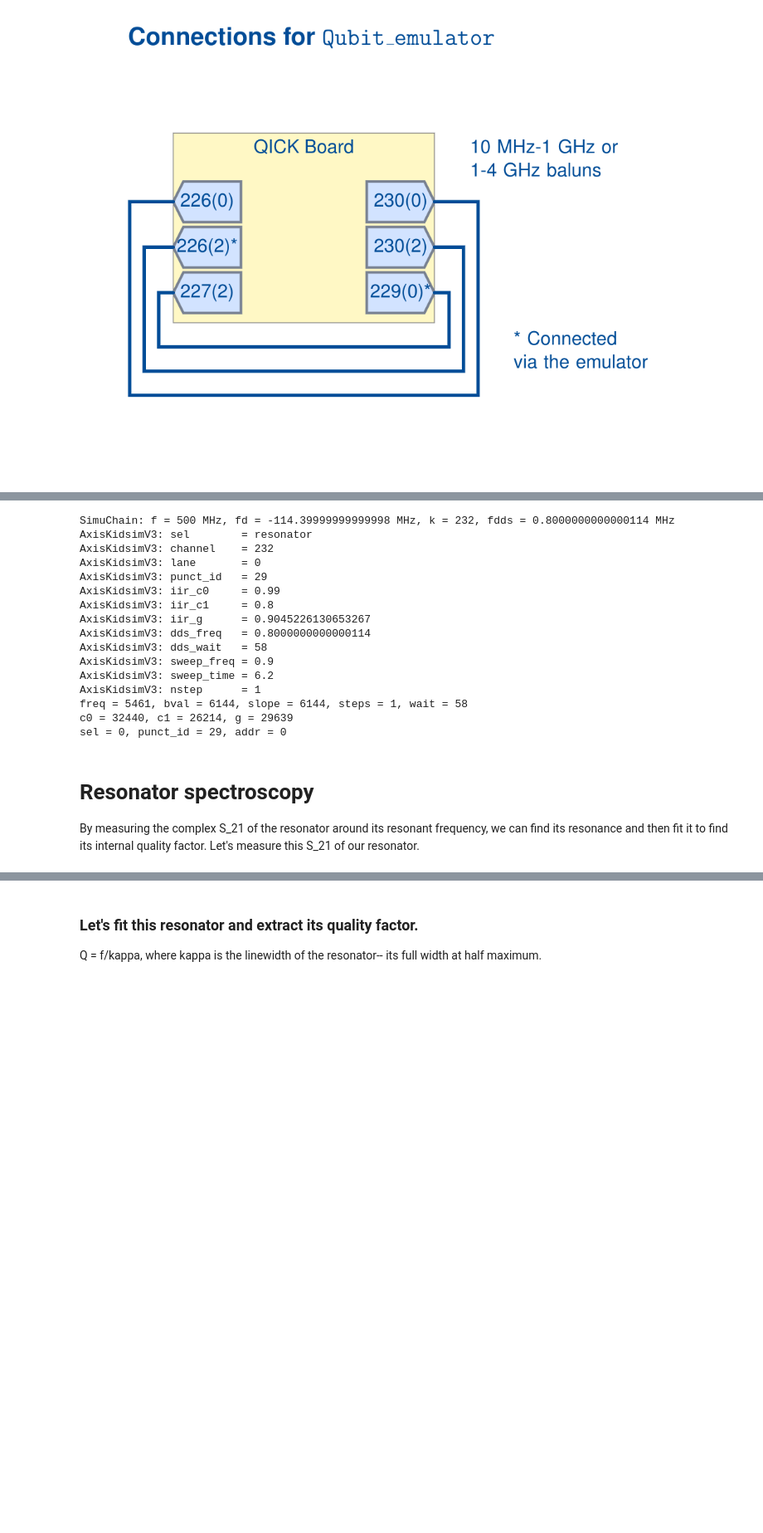
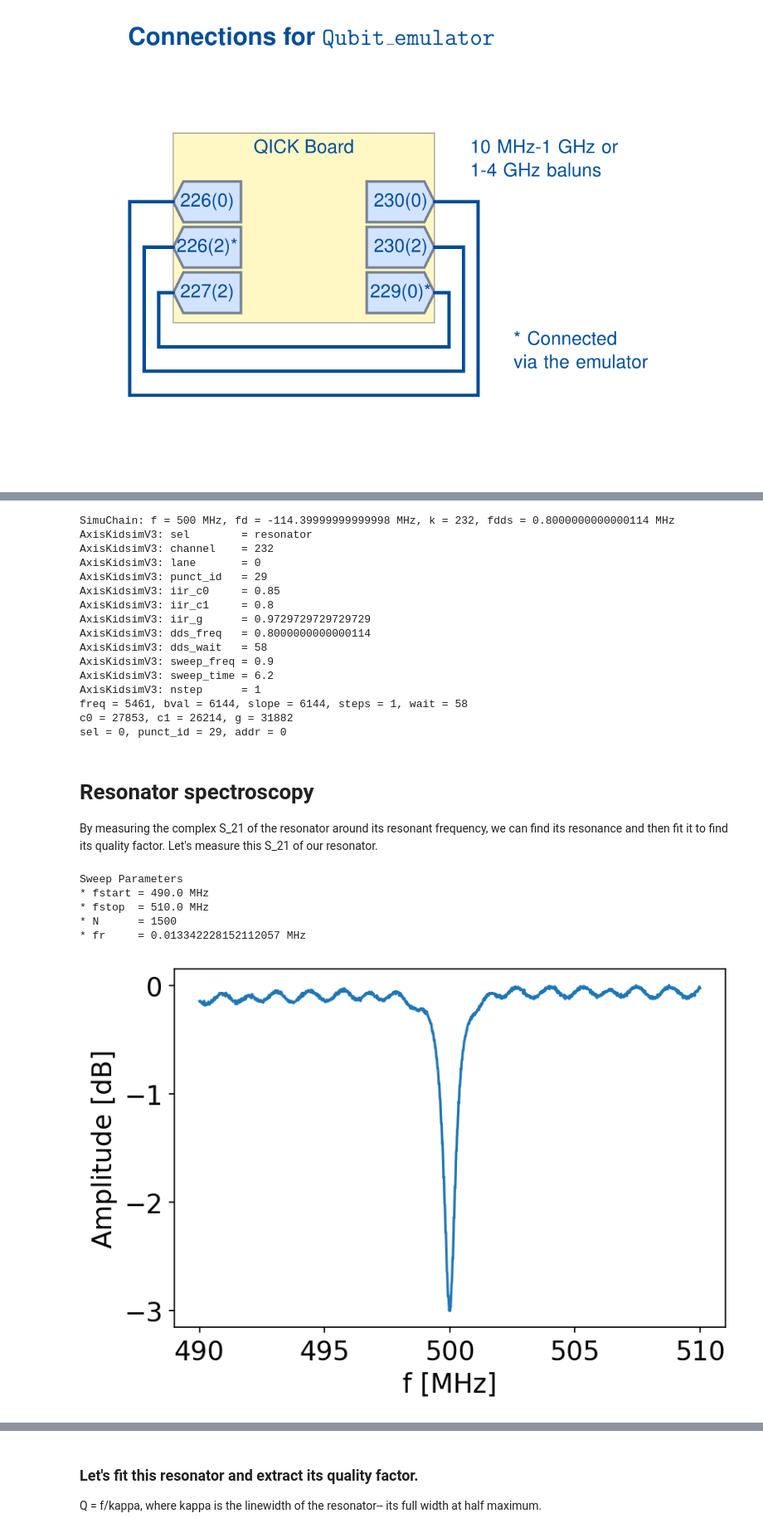
Before and after one commit to openquantumhardware/QIS_SummerSchool_2024, a Jupyter notebook: ZCU216/demos_qce/demos_expt/LabDay1_Resonator.ipynb, the cells around one changed output, grey strips where cells are left out. Shown: that part at 83% size. Saved outputs shown, nothing was run; the diff lists cells and outputs as text; code cells hidden in the pictures; blank space fills up the shorter version.

```diff
--- a/ZCU216/demos_qce/demos_expt/LabDay2_Resonator.ipynb
+++ b/ZCU216/demos_qce/demos_expt/LabDay1_Resonator.ipynb
@@ -87,6 +89,8 @@ res_jump_time = 6.2
 cfg = {'sel' : 'resonator', 'freq' : fr}
 cfg['nstep'] = 1 # 3
 cfg['sweep_time'] = res_jump_time # should be a little longer than readout time (5 us)
+cfg['iir_c0'] = 0.85 #0.99
+cfg['iir_c1'] = 0.8 #0.8
 simu.set_resonator(cfg, verbose=True)
 # %% [output]
 SimuChain: f = 500 MHz, fd = -114.39999999999998 MHz, k = 232, fdds = 0.8000000000000114 MHz
@@ -94,16 +98,16 @@ AxisKidsimV3: sel        = resonator
 AxisKidsimV3: channel    = 232
 AxisKidsimV3: lane       = 0
 AxisKidsimV3: punct_id   = 29
-AxisKidsimV3: iir_c0     = 0.99
+AxisKidsimV3: iir_c0     = 0.85
 AxisKidsimV3: iir_c1     = 0.8
-AxisKidsimV3: iir_g      = 0.9045226130653267
+AxisKidsimV3: iir_g      = 0.9729729729729729
 AxisKidsimV3: dds_freq   = 0.8000000000000114
 AxisKidsimV3: dds_wait   = 58
 AxisKidsimV3: sweep_freq = 0.9
 AxisKidsimV3: sweep_time = 6.2
 AxisKidsimV3: nstep      = 1
 freq = 5461, bval = 6144, slope = 6144, steps = 1, wait = 58
-c0 = 32440, c1 = 26214, g = 29639
+c0 = 27853, c1 = 26214, g = 31882
 sel = 0, punct_id = 29, addr = 0
 # %%
 class VnaProgram(NDAveragerProgram):
@@ -146,4 +150,66 @@ class VnaProgram(NDAveragerProgram):
 # %% [markdown]
 # Resonator spectroscopy
 
-By measuring the complex S_21 of the resonator around its resonant frequency, we can find its resonance and then fit it to find its internal quality factor. Let's measure this S_21 of our resonator.
+By measuring the complex S_21 of the resonator around its resonant frequency, we can find its resonance and then fit it to find its quality factor. Let's measure this S_21 of our resonator.
+# %%
+# Frequency sweep.
+fc = fr
+df = 20
+fstart = fc - df/2
+fstop = fc + df/2
+N = 1500
+freqs = np.linspace(start=fstart, stop=fstop, num=N)
+print('Sweep Parameters')
+print('* fstart = {} MHz'.format(fstart))
+print('* fstop  = {} MHz'.format(fstop))
+print('* N      = {}'.format(N))
+print('* fr     = {} MHz'.format(freqs[1]-freqs[0]))
+
+config={"gen_ch"      : 2,
+        "reps"        : 1,
+        "pulse_length": 15,
+        "pulse_gain"  : 15000, # [DAC units]
+        "pulse_freq"  : fr, # [MHz]
+        "qubit_jump"  : True
+       }
+
+ro_cfg = {
+    "ro_ch"     : 6,
+    "ro_length" : 10,
+    "ro_sel"    : 'product',
+    "ro_offset" : 10,
+    "soft_avgs" : 1
+}
+
+config.update(**ro_cfg)
+
+xi_v = np.zeros(len(freqs))
+xq_v = np.zeros(len(freqs))
+for i,f in enumerate(freqs):
+    config['pulse_freq'] = f
+    prog = VnaProgram(soccfg, config)
+    res = prog.acquire(soc, load_pulses=True, progress=False, debug=False)
+    xi,xq = res[1].item(),res[2].item()
+
+    xi_v[i] = xi
+    xq_v[i] = xq
+
+x = xi_v + 1j*xq_v
+a = np.abs(x)
+phi = np.angle(x)
+S21 = 20*np.log10(a/np.max(a))
+
+#############
+### Plots ###
+#############
+plt.figure(dpi=150)
+plt.plot(freqs,S21)
+plt.xlabel('f [MHz]')
+plt.ylabel('Amplitude [dB]');
+# %% [output]
+Sweep Parameters
+* fstart = 490.0 MHz
+* fstop  = 510.0 MHz
+* N      = 1500
+* fr     = 0.013342228152112057 MHz
+[figure, added]
```
Also changed, not shown: parts of 53 cells of this notebook.
